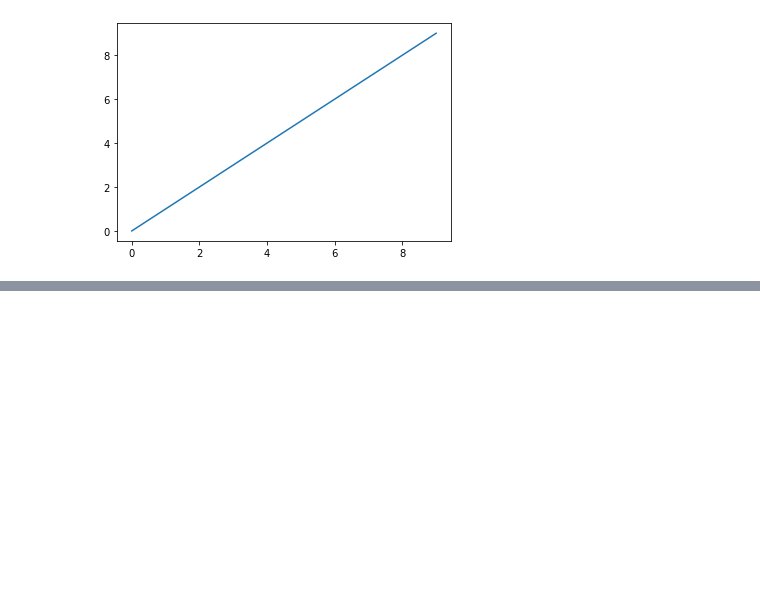
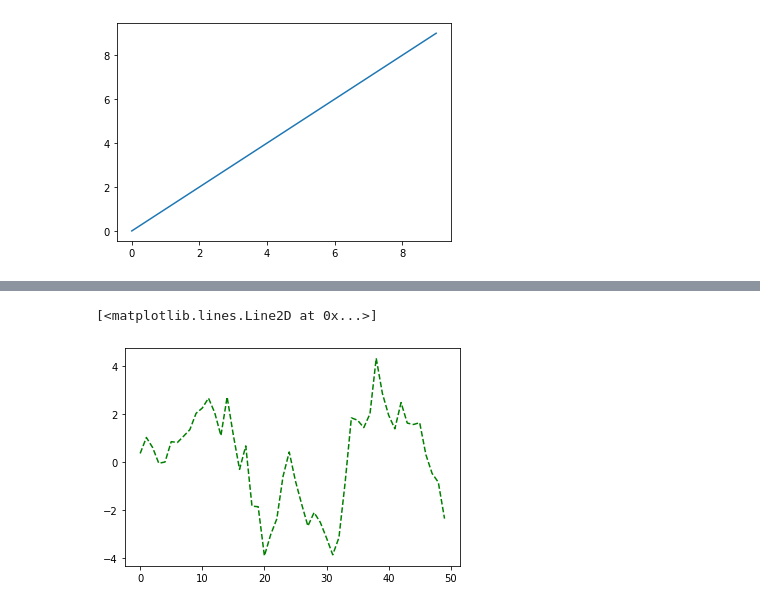
Before and after one commit to lllhhh/DeepLearningNotes, a Jupyter notebook: TXNLP/matplotlib可视化.ipynb, the cells around one changed output, grey strips where cells are left out. Cells and saved outputs as stored; diff of their text form; code cells hidden in the pictures; blank space fills up the shorter version.

Commit message:
Update matplotlib可视化.ipynb
add matplot code.

```diff
--- a/TXNLP/matplotlib可视化.ipynb
+++ b/TXNLP/matplotlib可视化.ipynb
@@ -21,0 +22,5 @@ ax2.scatter(np.arange(30), np.arange(30)+3*randn(30))
+# %%
+plt.plot(randn(50).cumsum(), 'g--')
+# %% [output]
+[<matplotlib.lines.Line2D at 0x...>]
+[figure, added]
```
Also changed, not shown: parts of 4 cells of this notebook.
